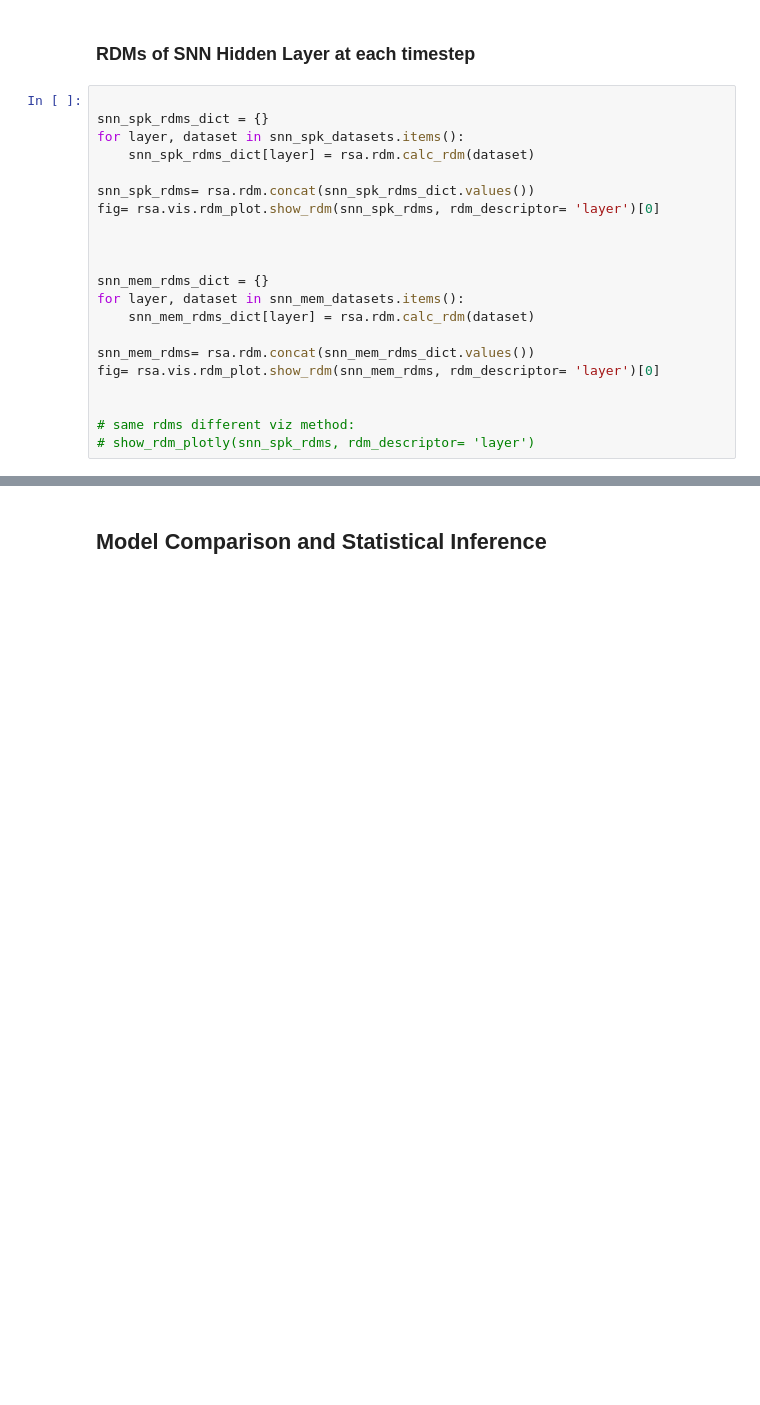
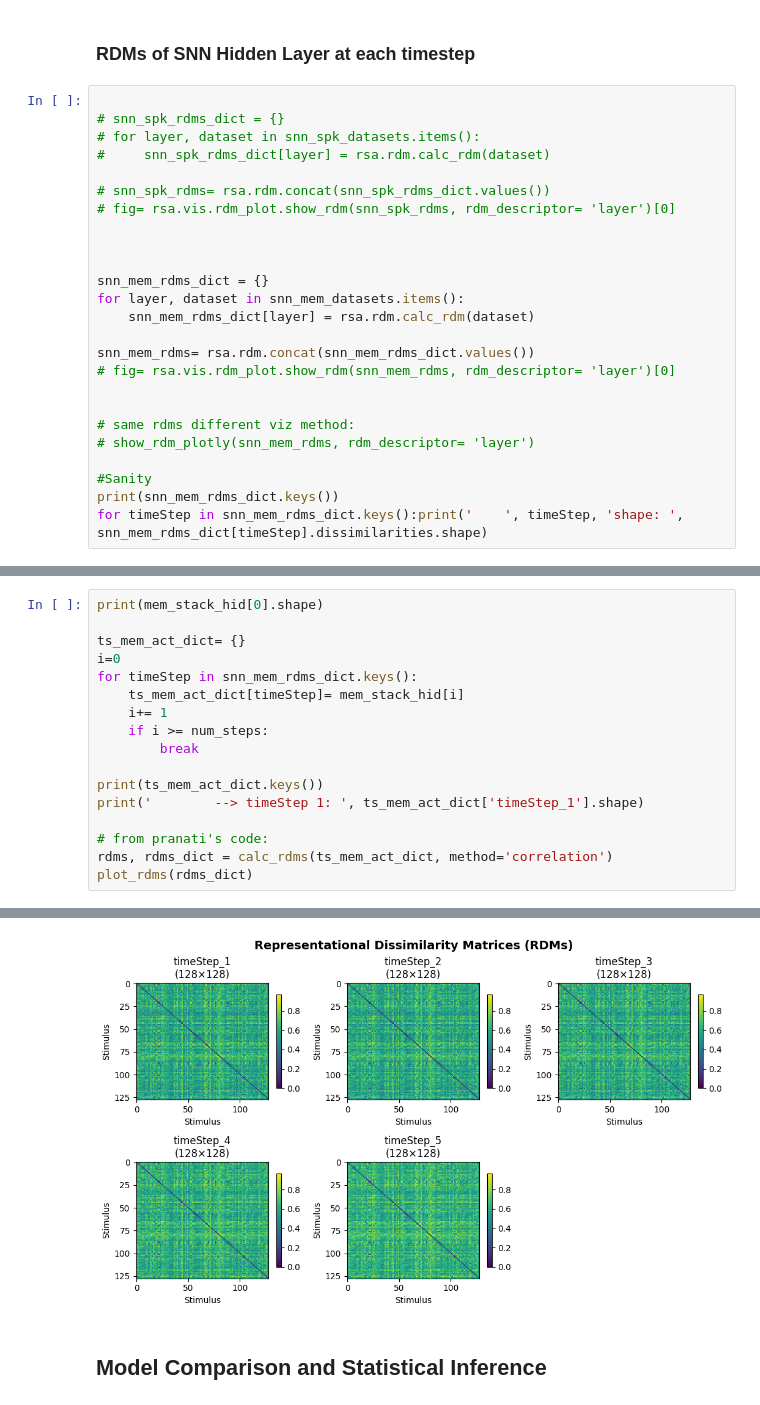
Before and after one commit to pranmod01/perceptrons-neuromatch, a Jupyter notebook: notebooks/SNN_test_Rich.ipynb, the cells around one changed output, grey strips where cells are left out. Drawn from its saved outputs; the diff is of its cells as text; blank space fills up the shorter version.

```diff
--- a/notebooks/SNN_test_Rich.ipynb
+++ b/notebooks/SNN_test_Rich.ipynb
@@ -332,12 +561,12 @@ obs_descriptors =
 ### RDMs of SNN Hidden Layer at each timestep
 # %%
 
-snn_spk_rdms_dict = {}
-for layer, dataset in snn_spk_datasets.items():
-    snn_spk_rdms_dict[layer] = rsa.rdm.calc_rdm(dataset)
+# snn_spk_rdms_dict = {}
+# for layer, dataset in snn_spk_datasets.items():
+#     snn_spk_rdms_dict[layer] = rsa.rdm.calc_rdm(dataset)
 
-snn_spk_rdms= rsa.rdm.concat(snn_spk_rdms_dict.values())
-fig= rsa.vis.rdm_plot.show_rdm(snn_spk_rdms, rdm_descriptor= 'layer')[0]
+# snn_spk_rdms= rsa.rdm.concat(snn_spk_rdms_dict.values())
+# fig= rsa.vis.rdm_plot.show_rdm(snn_spk_rdms, rdm_descriptor= 'layer')[0]
 
 
 
@@ -346,8 +575,12 @@ for layer, dataset in snn_mem_datasets.items():
     snn_mem_rdms_dict[layer] = rsa.rdm.calc_rdm(dataset)
 
 snn_mem_rdms= rsa.rdm.concat(snn_mem_rdms_dict.values())
-fig= rsa.vis.rdm_plot.show_rdm(snn_mem_rdms, rdm_descriptor= 'layer')[0]
+# fig= rsa.vis.rdm_plot.show_rdm(snn_mem_rdms, rdm_descriptor= 'layer')[0]
 
 
 # same rdms different viz method:
-# show_rdm_plotly(snn_spk_rdms, rdm_descriptor= 'layer')
+# show_rdm_plotly(snn_mem_rdms, rdm_descriptor= 'layer')
+
+#Sanity
+print(snn_mem_rdms_dict.keys())
+for timeStep in snn_mem_rdms_dict.keys():print('    ', timeStep, 'shape: ', snn_mem_rdms_dict[timeStep].dissimilarities.shape)
@@ -353,0 +594,18 @@ fig= rsa.vis.rdm_plot.show_rdm(snn_mem_rdms, rdm_descriptor= 'layer')[0]
+# %%
+print(mem_stack_hid[0].shape)
+
+ts_mem_act_dict= {}
+i=0
+for timeStep in snn_mem_rdms_dict.keys():
+    ts_mem_act_dict[timeStep]= mem_stack_hid[i]
+    i+= 1
+    if i >= num_steps:
+        break
+
+print(ts_mem_act_dict.keys())
+print('        --> timeStep 1: ', ts_mem_act_dict['timeStep_1'].shape)
+
+# from pranati's code:
+rdms, rdms_dict = calc_rdms(ts_mem_act_dict, method='correlation')
+plot_rdms(rdms_dict)
+# %% [output]
@@ -354,2 +615,3 @@ fig= rsa.vis.rdm_plot.show_rdm(snn_mem_rdms, rdm_descriptor= 'layer')[0]
+[figure, added]
 # %% [markdown]
 ## Model Comparison and Statistical Inference
```
Also changed, not shown: parts of 15 cells of this notebook.
